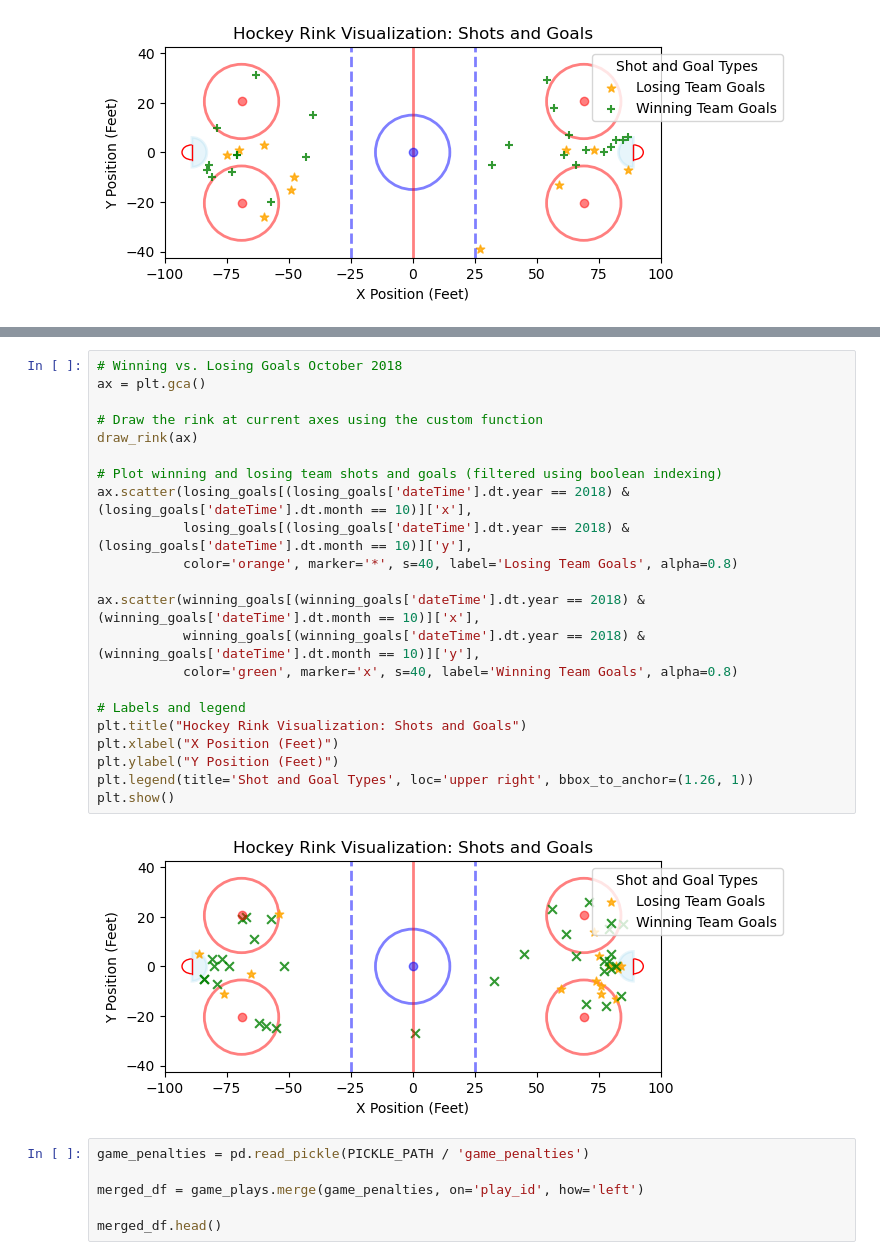
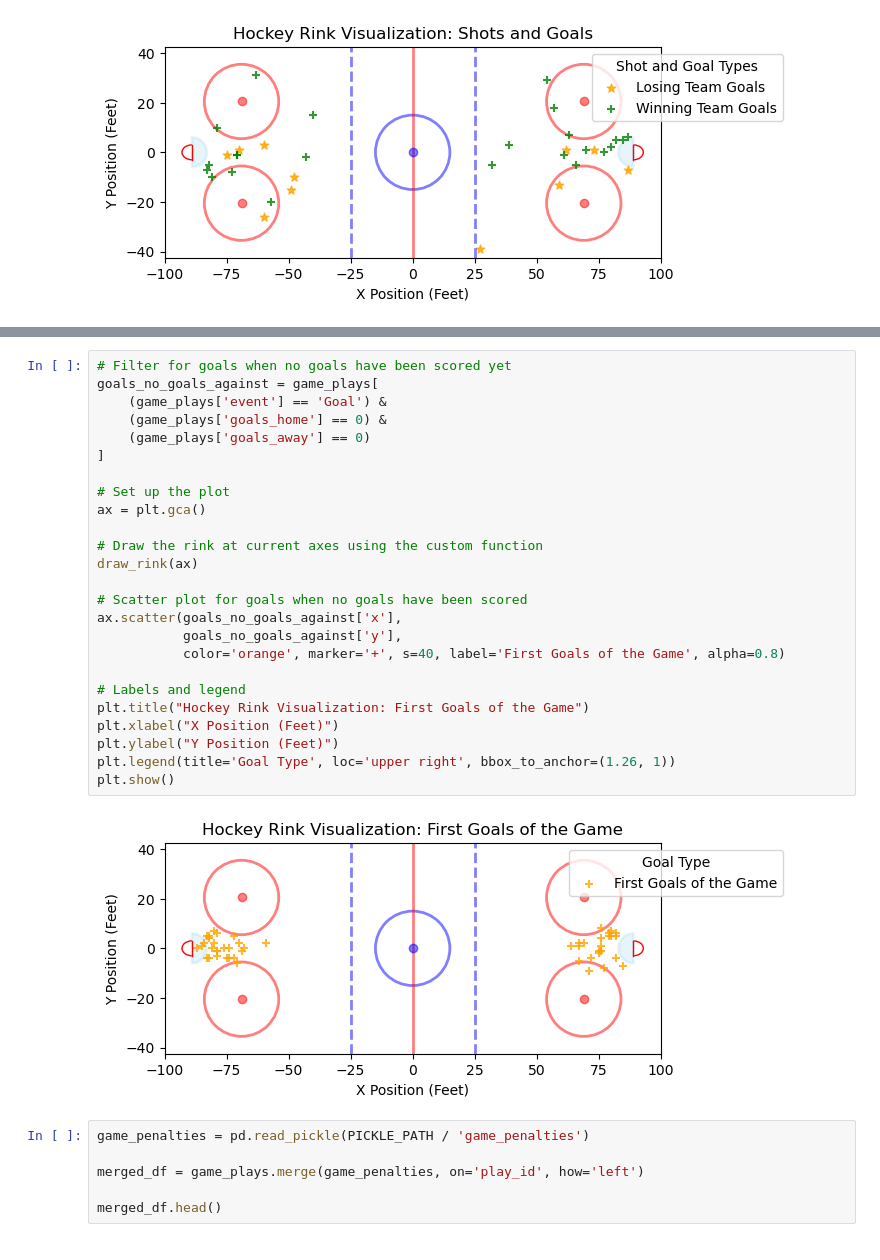
Before and after one commit to mattzirp/pucks_to_the_net, a Jupyter notebook: notebooks/game-situations.ipynb, the cells around one changed output, grey strips where cells are left out. Drawn from its saved outputs; the diff is of its cells as text.

Commit message:
Added shots and goals before a goalie has let in a goal.

```diff
--- a/notebooks/game-situations.ipynb
+++ b/notebooks/game-situations.ipynb
@@ -298,27 +439,30 @@ plt.show()
 # %%
-# Winning vs. Losing Goals October 2018
+# Filter for goals when no goals have been scored yet
+goals_no_goals_against = game_plays[
+    (game_plays['event'] == 'Goal') &
+    (game_plays['goals_home'] == 0) &
+    (game_plays['goals_away'] == 0)
+]
+
+# Set up the plot
 ax = plt.gca()
 
 # Draw the rink at current axes using the custom function
 draw_rink(ax)
 
-# Plot winning and losing team shots and goals (filtered using boolean indexing)
-ax.scatter(losing_goals[(losing_goals['dateTime'].dt.year == 2018) & (losing_goals['dateTime'].dt.month == 10)]['x'],
-           losing_goals[(losing_goals['dateTime'].dt.year == 2018) & (losing_goals['dateTime'].dt.month == 10)]['y'],
-           color='orange', marker='*', s=40, label='Losing Team Goals', alpha=0.8)
-
-ax.scatter(winning_goals[(winning_goals['dateTime'].dt.year == 2018) & (winning_goals['dateTime'].dt.month == 10)]['x'],
-           winning_goals[(winning_goals['dateTime'].dt.year == 2018) & (winning_goals['dateTime'].dt.month == 10)]['y'],
-           color='green', marker='x', s=40, label='Winning Team Goals', alpha=0.8)
+# Scatter plot for goals when no goals have been scored
+ax.scatter(goals_no_goals_against['x'],
+           goals_no_goals_against['y'],
+           color='orange', marker='+', s=40, label='First Goals of the Game', alpha=0.8)
 
 # Labels and legend
-plt.title("Hockey Rink Visualization: Shots and Goals")
+plt.title("Hockey Rink Visualization: First Goals of the Game")
 plt.xlabel("X Position (Feet)")
 plt.ylabel("Y Position (Feet)")
-plt.legend(title='Shot and Goal Types', loc='upper right', bbox_to_anchor=(1.26, 1))
+plt.legend(title='Goal Type', loc='upper right', bbox_to_anchor=(1.26, 1))
 plt.show()
 # %% [output]
-[figure, old version]
+[figure, new version]
 # %%
 game_penalties = pd.read_pickle(PICKLE_PATH / 'game_penalties')
 
```
Also changed, not shown: parts of 5 cells of this notebook.
